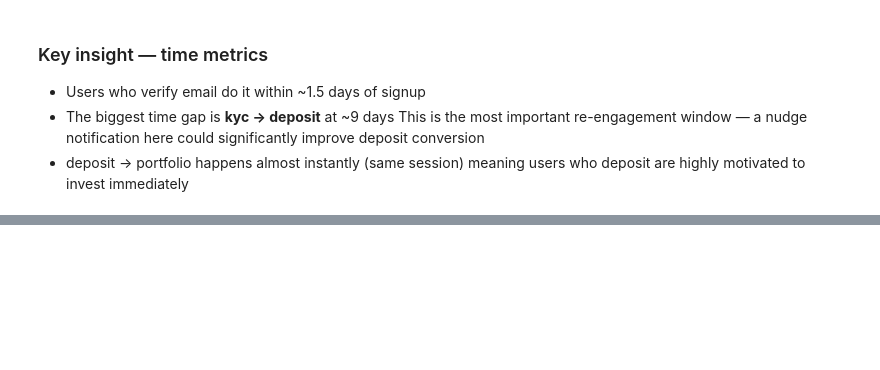
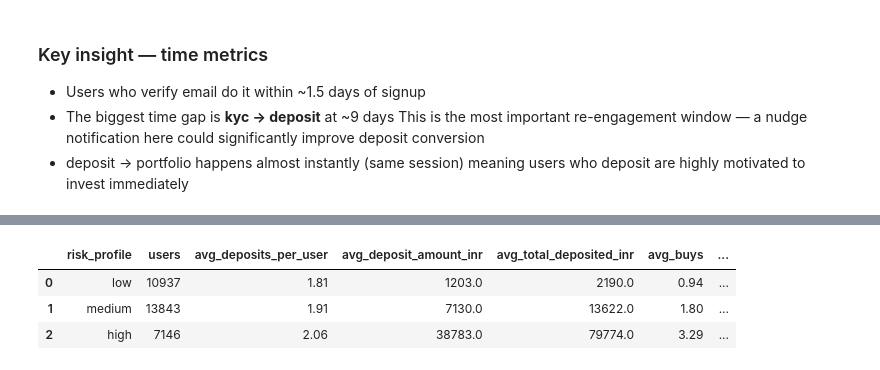
Before and after one commit to srgmnagar/FinPath, a Jupyter notebook: notebooks/finpath_analytics.ipynb, the cells around one changed output, grey strips where cells are left out. Saved outputs shown, nothing was run; the diff lists cells and outputs as text; code cells hidden in the pictures; blank space fills up the shorter version.

```diff
--- a/notebooks/finpath_analytics.ipynb
+++ b/notebooks/finpath_analytics.ipynb
@@ -275,0 +362,68 @@ df_cohort[pct_cols]
+# %%
+risk_behavior_query = """
+WITH user_stats AS (
+    SELECT
+        u.user_id,
+        u.risk_profile,
+        u.country,
+        u.device_type,
+
+        -- deposit behavior
+        COUNT(CASE WHEN e.event_type = 'deposit_completed'    THEN 1 END) AS total_deposits,
+        AVG(CASE WHEN e.event_type = 'deposit_completed'
+                 THEN (e.properties->>'amount')::numeric END)             AS avg_deposit_amount,
+        SUM(CASE WHEN e.event_type = 'deposit_completed'
+                 THEN (e.properties->>'amount')::numeric END)             AS total_deposited,
+
+        -- investment behavior
+        COUNT(CASE WHEN e.event_type = 'investment_added'     THEN 1 END) AS total_buys,
+        COUNT(CASE WHEN e.event_type = 'investment_removed'   THEN 1 END) AS total_sells,
+
+        -- engagement
+        COUNT(CASE WHEN e.event_type = 'dashboard_viewed'     THEN 1 END) AS dashboard_views,
+        COUNT(CASE WHEN e.event_type = 'portfolio_viewed'     THEN 1 END) AS portfolio_views,
+        COUNT(CASE WHEN e.event_type = 'performance_chart_viewed' THEN 1 END) AS chart_views,
+
+        -- features
+        COUNT(CASE WHEN e.event_type = 'auto_invest_enabled'  THEN 1 END) AS auto_invest,
+        COUNT(CASE WHEN e.event_type = 'goal_created'         THEN 1 END) AS goals_created,
+
+        -- sessions
+        COUNT(DISTINCT e.session_id)                                       AS total_sessions
+
+    FROM users u
+    JOIN events e ON u.user_id = e.user_id
+    WHERE u.risk_profile IS NOT NULL
+    AND u.first_deposit_at IS NOT NULL
+    GROUP BY u.user_id, u.risk_profile, u.country, u.device_type
+)
+SELECT
+    risk_profile,
+    COUNT(*)                              AS users,
+    ROUND(AVG(total_deposits), 2)         AS avg_deposits_per_user,
+    ROUND(AVG(avg_deposit_amount), 0)     AS avg_deposit_amount_inr,
+    ROUND(AVG(total_deposited), 0)        AS avg_total_deposited_inr,
+    ROUND(AVG(total_buys), 2)             AS avg_buys,
+    ROUND(AVG(total_sells), 2)            AS avg_sells,
+    ROUND(AVG(total_buys) /
+          NULLIF(AVG(total_sells), 0), 2) AS buy_sell_ratio,
+    ROUND(AVG(chart_views), 2)            AS avg_chart_views,
+    ROUND(AVG(auto_invest), 2)            AS auto_invest_rate,
+    ROUND(AVG(goals_created), 2)          AS avg_goals,
+    ROUND(AVG(total_sessions), 2)         AS avg_sessions
+FROM user_stats
+GROUP BY risk_profile
+ORDER BY CASE risk_profile
+    WHEN 'low' THEN 1
+    WHEN 'medium' THEN 2
+    WHEN 'high' THEN 3
+END
+"""
+
+df_risk = pd.read_sql(risk_behavior_query, engine)
+df_risk
+# %% [output]
+|  | risk_profile | users | avg_deposits_per_user | avg_deposit_amount_inr | avg_total_deposited_inr | avg_buys | ... |
+| 0 | low | 10937 | 1.81 | 1203.0 | 2190.0 | 0.94 | ... |
+| 1 | medium | 13843 | 1.91 | 7130.0 | 13622.0 | 1.80 | ... |
+| 2 | high | 7146 | 2.06 | 38783.0 | 79774.0 | 3.29 | ... |
```
Also changed, not shown: parts of 8 cells of this notebook, 5 other files.
